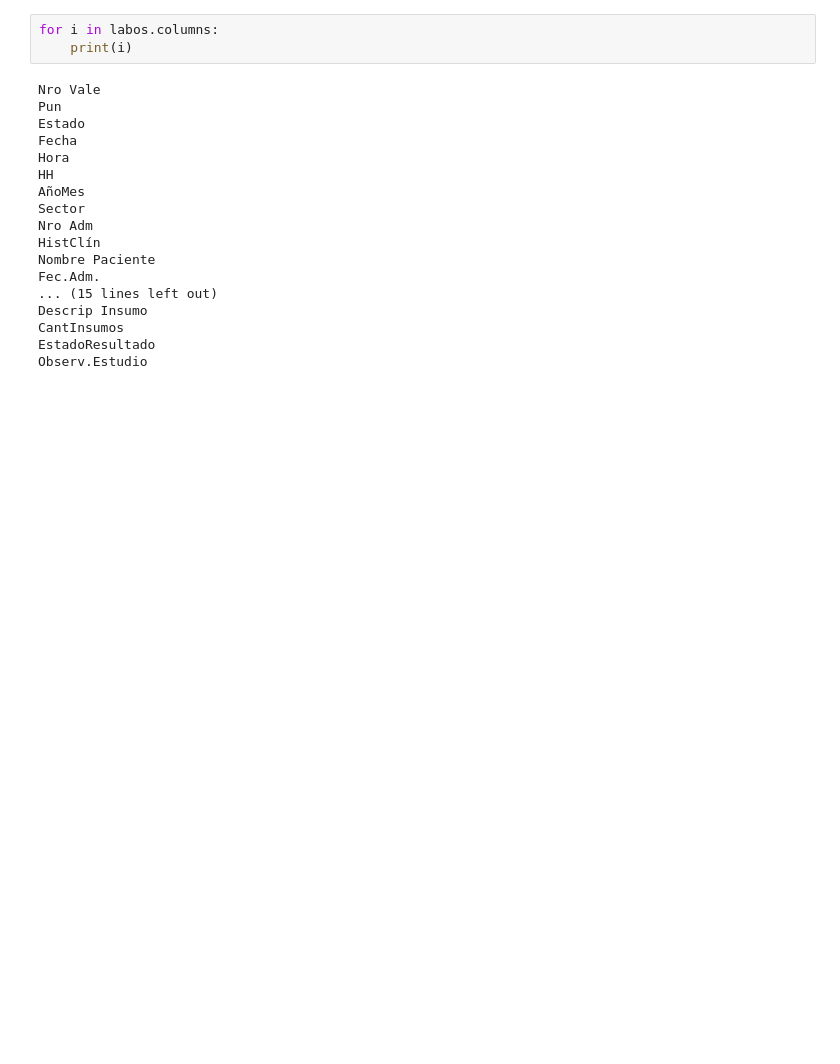
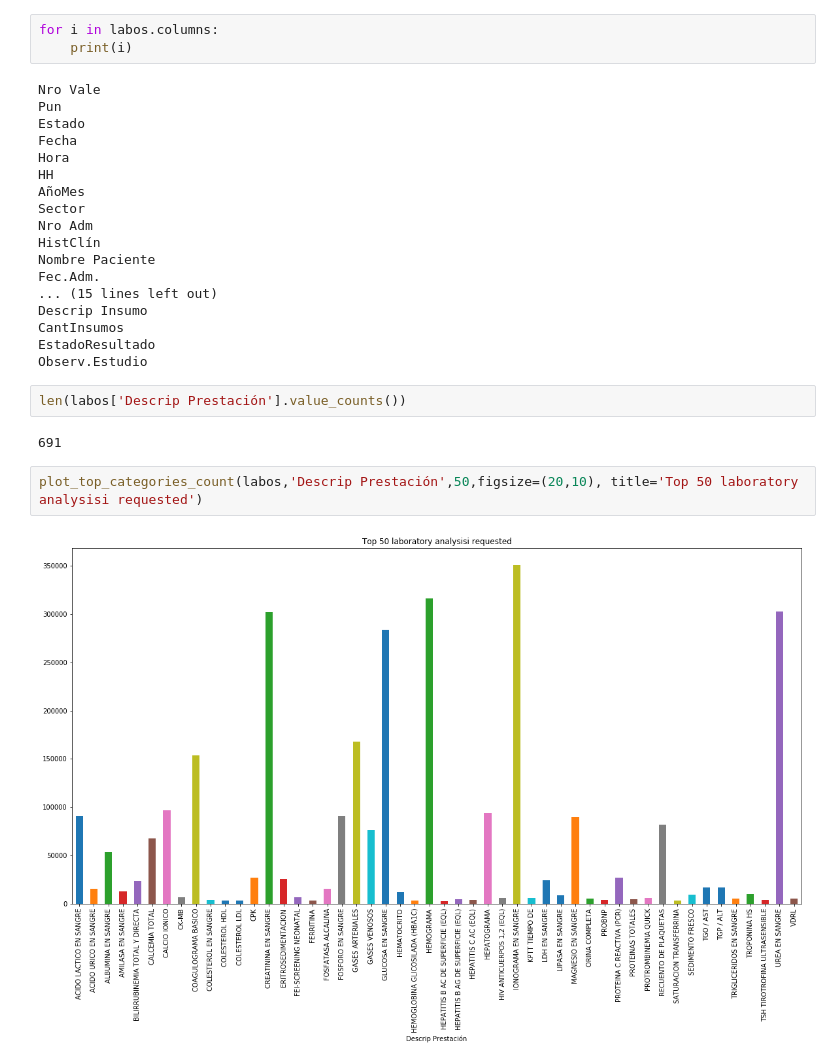
Before and after one commit to josedallavia/A-Machine-Learning-Approach-for-Optimization-of-Hospital-Bed-Utilization, a Jupyter notebook: Exploratory.ipynb, the cells around one changed output. Cells and saved outputs as stored; diff of their text form; blank space fills up the shorter version.

Commit message:
Exploration of labos dataset

```diff
--- a/Exploratory.ipynb
+++ b/Exploratory.ipynb
@@ -811,3 +811,11 @@ Descrip Insumo
 CantInsumos
 EstadoResultado
 Observ.Estudio
+# %%
+len(labos['Descrip Prestación'].value_counts())
+# %% [output]
+691
+# %%
+plot_top_categories_count(labos,'Descrip Prestación',50,figsize=(20,10), title='Top 50 laboratory analysisi requested')
+# %% [output]
+[figure, added]
```
Also changed, not shown: parts of 9 cells of this notebook.
